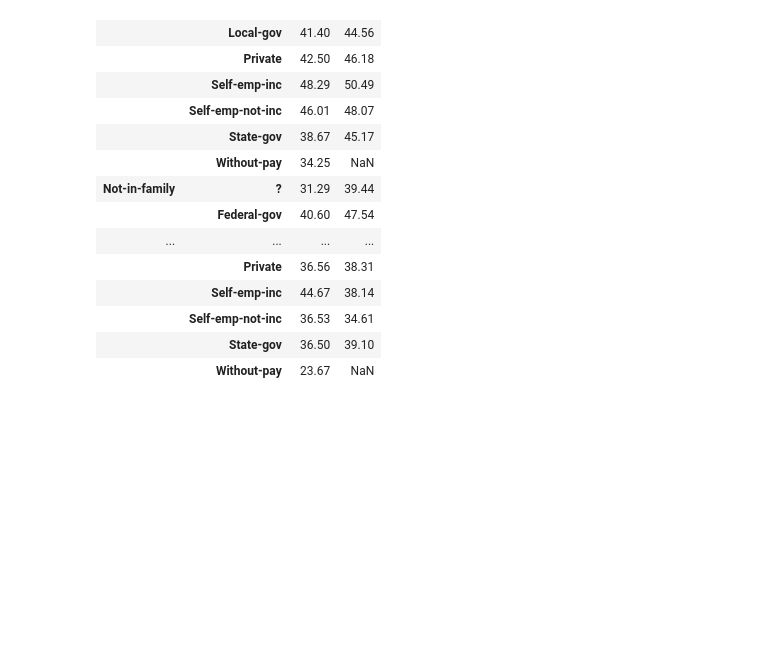
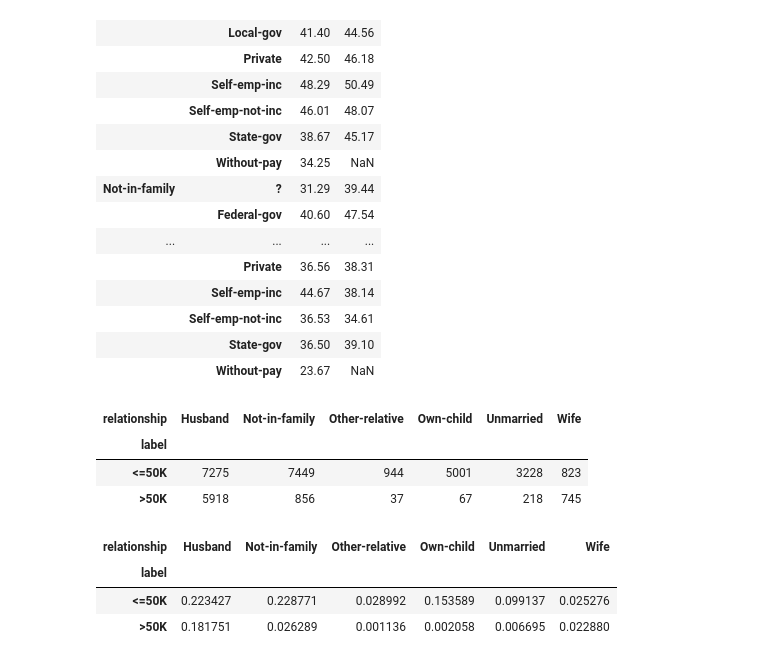
Before and after one commit to GGpark1/data-analysis-and-visualization, a Jupyter notebook: data_description.ipynb, the cells around one changed output. Saved outputs shown, nothing was run; the diff lists cells and outputs as text; code cells hidden in the pictures; blank space fills up the shorter version.

```diff
--- a/data_description.ipynb
+++ b/data_description.ipynb
@@ -182,3 +182,22 @@ pd.pivot_table(df, values='hoursperweek', index=['relationship', 'workclass'],
 |  | Self-emp-not-inc | 36.53 | 34.61 |
 |  | State-gov | 36.50 | 39.10 |
 |  | Without-pay | 23.67 | NaN |
+# %%
+# 두 변수 간의 관계에서 빈도를 확인하는 방법
+# 함수에 두 개의 변수를 전달하면, 이 두 변수의 모든 쌍별 조합의 빈도를 얻을 수 있음
+
+pd.crosstab(df['label'], df['relationship'])
+# %% [output]
+| relationship | Husband | Not-in-family | Other-relative | Own-child | Unmarried | Wife |
+| label |  |  |  |  |  |  |
+| <=50K | 7275 | 7449 | 944 | 5001 | 3228 | 823 |
+| >50K | 5918 | 856 | 37 | 67 | 218 | 745 |
+# %%
+# crosstab에 normalize를 적용함
+
+pd.crosstab(df['label'], df['relationship'], normalize=True)
+# %% [output]
+| relationship | Husband | Not-in-family | Other-relative | Own-child | Unmarried | Wife |
+| label |  |  |  |  |  |  |
+| <=50K | 0.223427 | 0.228771 | 0.028992 | 0.153589 | 0.099137 | 0.025276 |
+| >50K | 0.181751 | 0.026289 | 0.001136 | 0.002058 | 0.006695 | 0.022880 |
```
Also changed, not shown: parts of 2 cells of this notebook.
